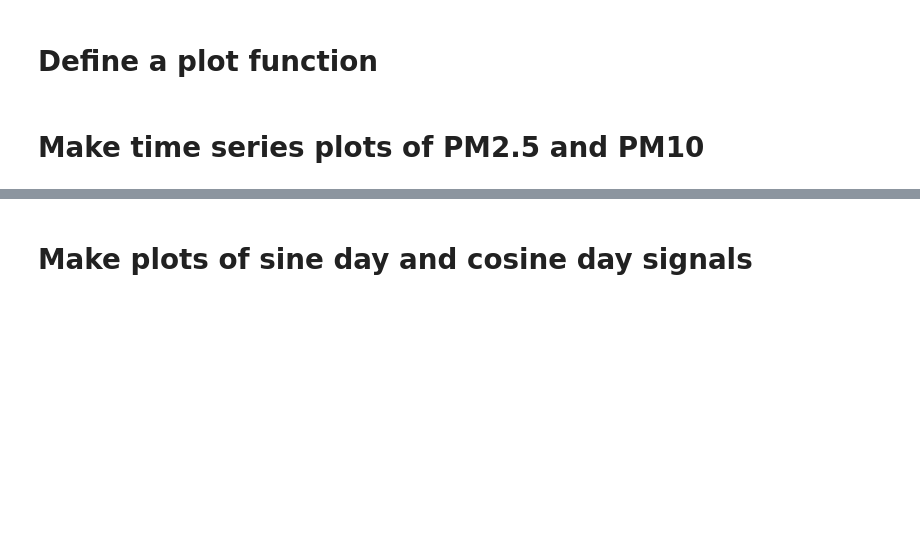
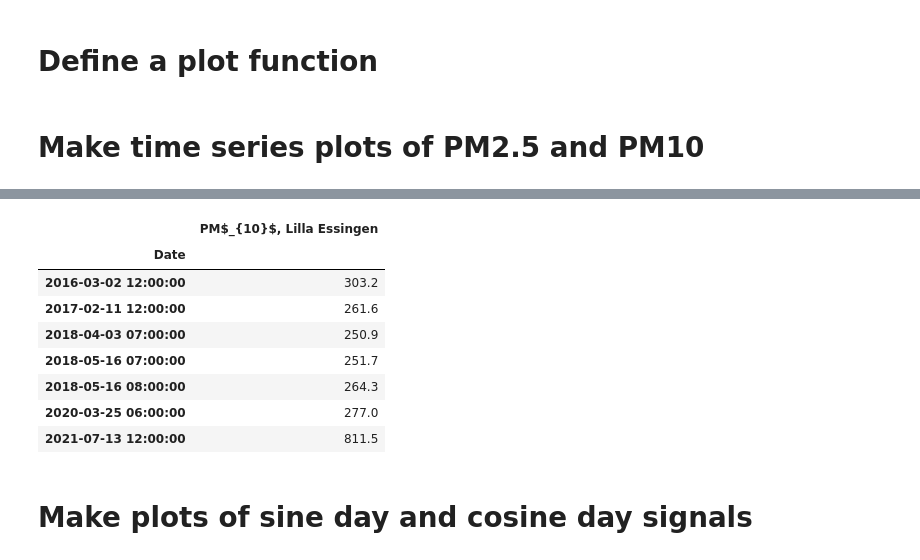
Before and after one commit to simoncarlen/forecasting_project, a Jupyter notebook: jupyter_notebooks/data_exploration.ipynb, the cells around one changed output, grey strips where cells are left out. Saved outputs shown, nothing was run; the diff lists cells and outputs as text; code cells hidden in the pictures; blank space fills up the shorter version.

```diff
--- a/jupyter_notebooks/data_exploration.ipynb
+++ b/jupyter_notebooks/data_exploration.ipynb
@@ -68,3 +69,15 @@ plot_time_series(df_temp, row=2, cols=1, figsize=(5.75, 3.5), annot=True, savefi
+# %%
+df_temp[['PM$_{10}$, Lilla Essingen']].loc[df_temp['PM$_{10}$, Lilla Essingen'] >250]
+# %% [output]
+|  | PM$_{10}$, Lilla Essingen |
+| Date |  |
+| 2016-03-02 12:00:00 | 303.2 |
+| 2017-02-11 12:00:00 | 261.6 |
+| 2018-04-03 07:00:00 | 250.9 |
+| 2018-05-16 07:00:00 | 251.7 |
+| 2018-05-16 08:00:00 | 264.3 |
+| 2020-03-25 06:00:00 | 277.0 |
+| 2021-07-13 12:00:00 | 811.5 |
 # %% [markdown]
 # Make plots of sine day and cosine day signals
 # %%
```
Also changed, not shown: parts of 1 cell of this notebook, 12 other files.
